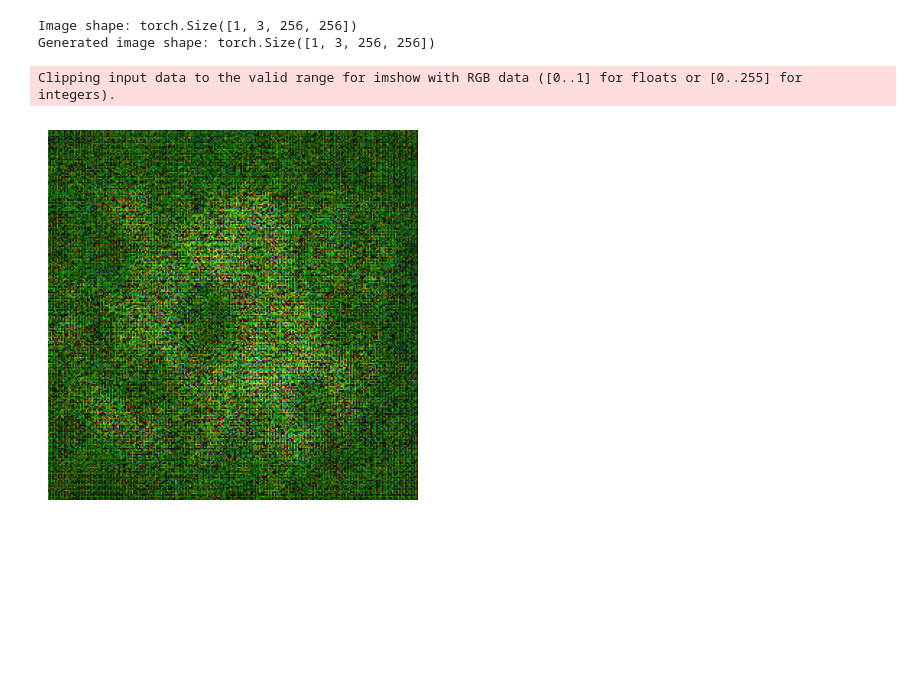
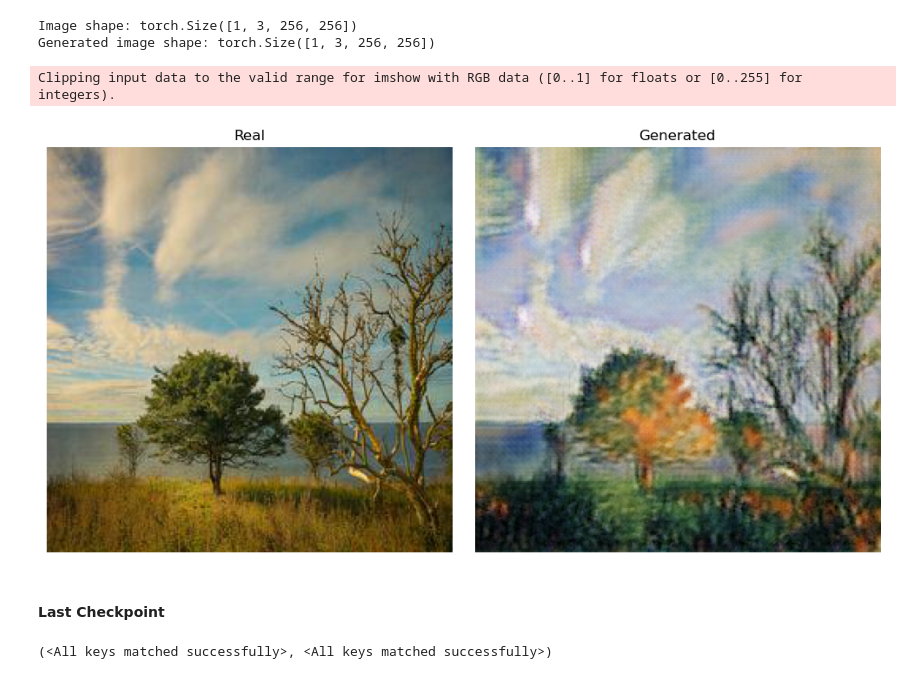
Before and after one commit to lukabarbakadze/CycleGAN, a Jupyter notebook: inference.ipynb, the cells around one changed output. Saved outputs shown, nothing was run; the diff lists cells and outputs as text; code cells hidden in the pictures; blank space fills up the shorter version.

Commit message:
upload graphs

```diff
--- a/inference.ipynb
+++ b/inference.ipynb
@@ -17,14 +15,19 @@ checkpoint = torch.load("checkpoints/last_checkpoint.ckpt")
+# %%
+with zipfile.ZipFile(zip_path, 'r') as zip_ref:
+    zip_ref.extract('weights.pt', 'gen_weights')
+weights = torch.load("gen_weights/weights.pt", map_location='cpu')
 # %%
 model = Generator(
     img_channels=config.IN_CHANNELS,
     num_features=config.NUM_FEATURES,
     num_residuals=config.NUM_RESIDUALS
 ).to(config.DEVICE)
-model.load_state_dict(checkpoint["gen_M_state_dict"])
+model.load_state_dict(weights)
 # %% [output]
 <All keys matched successfully>
 # %%
-img = Image.open("test_images/0a284dbed0.jpg")
+img = Image.open("data/photo_jpg/0b2454f0e3.jpg")
+orig_img = img.resize((256, 256))
 img = config.TRANSFORMS(img)
 img = img.unsqueeze(axis=0)
 print(f"Image shape: {img.shape}")
@@ -40,11 +40,0 @@ generated_img = generated_img.detach().numpy()
-# %%
-generated_img = generated_img.detach().numpy()
-# generated_img = generated_img * 255
-image_array = np.transpose(generated_img, (1, 2, 0))
-
-plt.imshow(image_array)
-plt.axis('off')  # Turn off axis labels and ticks
-plt.show()
-# %% [output]
-Clipping input data to the valid range for imshow with RGB data ([0..1] for floats or [0..255] for integers).
-[figure, removed]
@@ -52,0 +41,24 @@ checkpoint = torch.load("/home/user/Downloads/latest_net_G.pth")
+# %%
+generated_img = generated_img.detach().numpy()
+
+image_array = np.transpose(generated_img, (1, 2, 0))
+# Create a figure and axis
+fig, axes = plt.subplots(1, 2, figsize=(10, 5))
+
+# Draw the first image on the left axis
+axes[0].imshow(orig_img, cmap='gray')  # You can adjust the colormap according to your image type
+axes[0].set_title('Real')
+axes[0].axis('off')
+
+# Draw the second image on the right axis
+axes[1].imshow(image_array, cmap='gray')
+axes[1].set_title('Generated')
+axes[1].axis('off')
+
+plt.tight_layout()
+plt.show()
+# %% [output]
+Clipping input data to the valid range for imshow with RGB data ([0..1] for floats or [0..255] for integers).
+[figure, added]
+# %% [markdown]
+#### Last Checkpoint
@@ -56,3 +72,7 @@ model = Generator(
     num_features=config.NUM_FEATURES,
     num_residuals=config.NUM_RESIDUALS
 ).to(config.DEVICE)
+# %%
+model1.load_state_dict(ck1["gen_M_state_dict"])
+# %% [output]
+(<All keys matched successfully>, <All keys matched successfully>)
```
Also changed, not shown: parts of 7 cells of this notebook, 10 other files.
